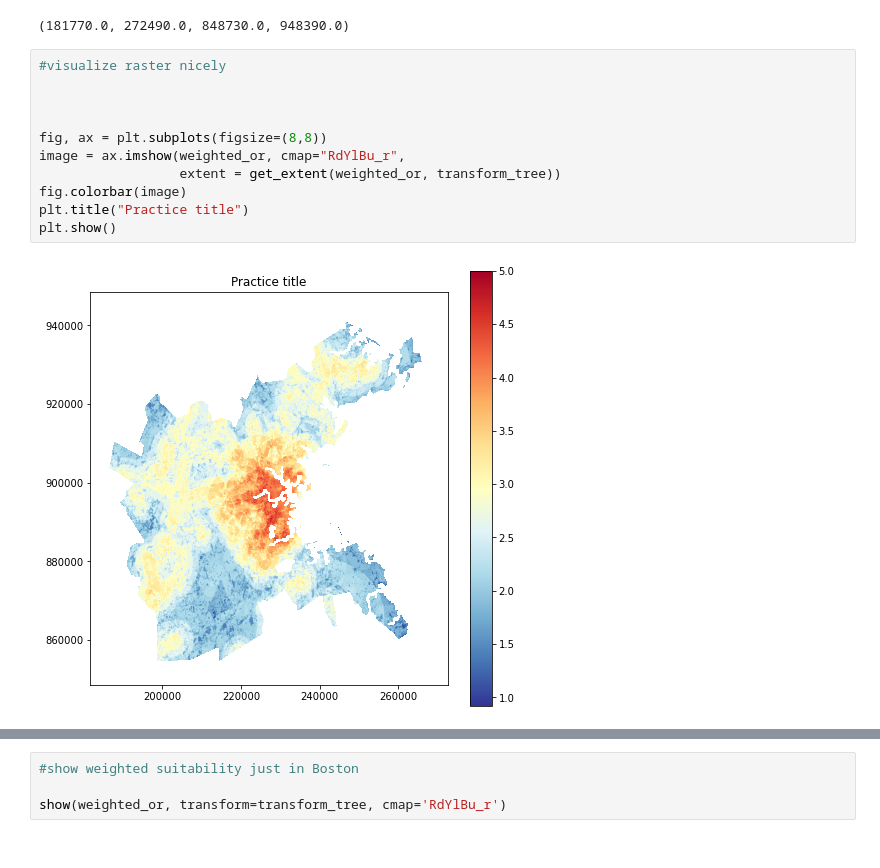
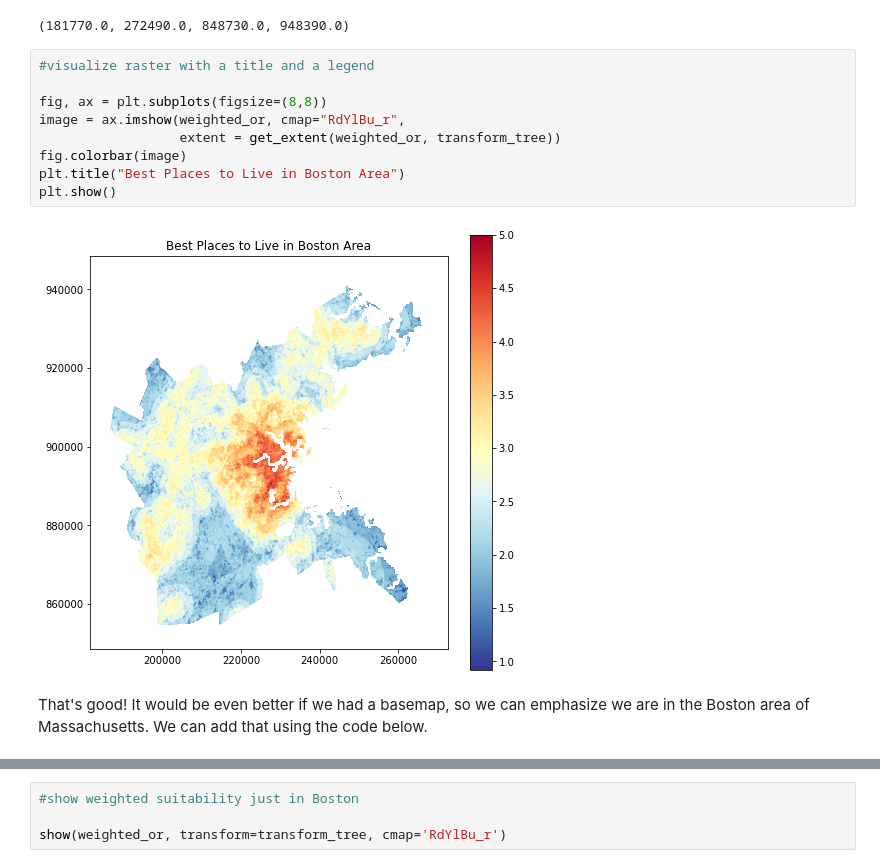
Before and after one commit to gingerleib/outdoor-recreation, a Jupyter notebook: Outdoor_Rec_Analysis.ipynb, the cells around one changed output, grey strips where cells are left out. Drawn from its saved outputs; the diff is of its cells as text.

```diff
--- a/Outdoor_Rec_Analysis.ipynb
+++ b/Outdoor_Rec_Analysis.ipynb
@@ -1086,18 +1090,18 @@ get_extent(weighted_or, transform_tree)
 # %% [output]
 (181770.0, 272490.0, 848730.0, 948390.0)
 # %%
-#visualize raster nicely
-
-
+#visualize raster with a title and a legend
 
 fig, ax = plt.subplots(figsize=(8,8))
 image = ax.imshow(weighted_or, cmap="RdYlBu_r",
                   extent = get_extent(weighted_or, transform_tree))
 fig.colorbar(image)
-plt.title("Practice title")
+plt.title("Best Places to Live in Boston Area")
 plt.show()
 # %% [output]
-[figure, old version]
+[figure, new version]
+# %% [markdown]
+That's good! It would be even better if we had a basemap, so we can emphasize we are in the Boston area of Massachusetts. We can add that using the code below.
 # %%
 #visualize raster nicely with basemap- attempt
 
```
Also changed, not shown: parts of 4 cells of this notebook.
